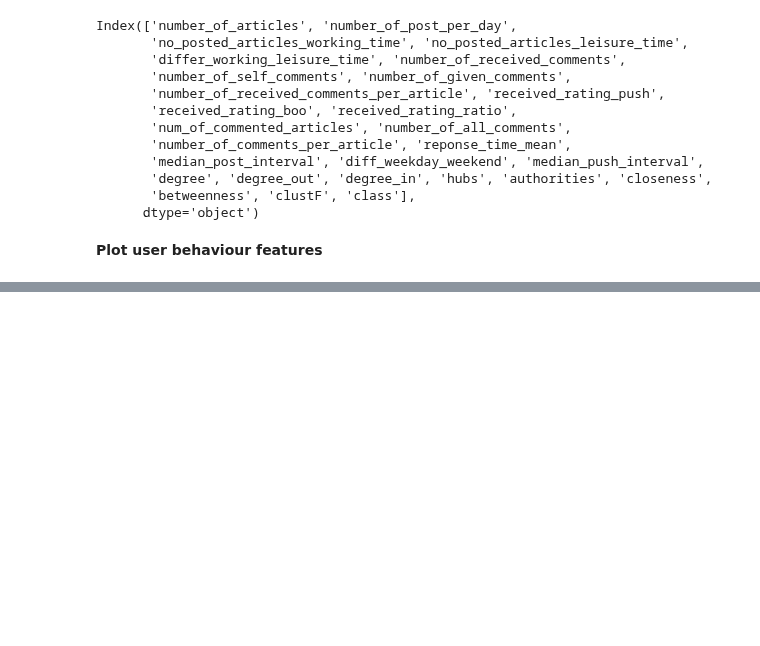
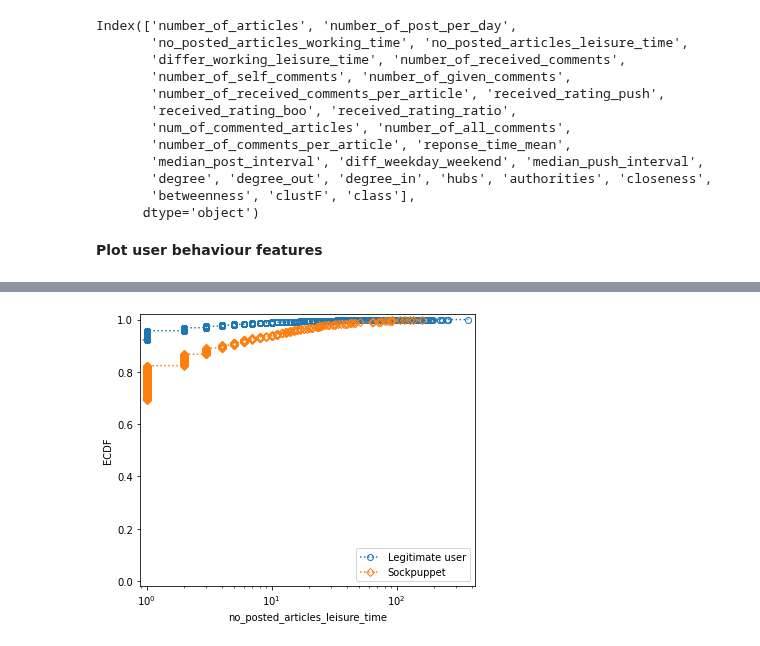
Before and after one commit to nguyennhutlam/sockpuppet_final_19_07_2020, a Jupyter notebook: 1_Plot_sockpuppet.ipynb, the cells around one changed output, grey strips where cells are left out. Cells and saved outputs as stored; diff of their text form; code cells hidden in the pictures; blank space fills up the shorter version.

```diff
--- a/1_Plot_sockpuppet.ipynb
+++ b/1_Plot_sockpuppet.ipynb
@@ -78,0 +94,5 @@ Index(['number_of_articles', 'number_of_post_per_day',
+# %%
+plt.figure(figsize=(6, 5))
+plot_ecdf_logx(data, data.columns[3])
+# %% [output]
+[figure, added]
```
Also changed, not shown: parts of 36 cells of this notebook.
